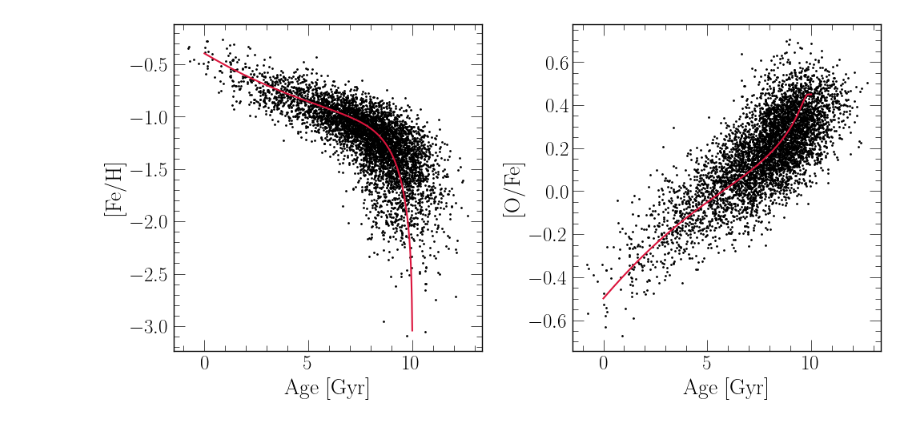
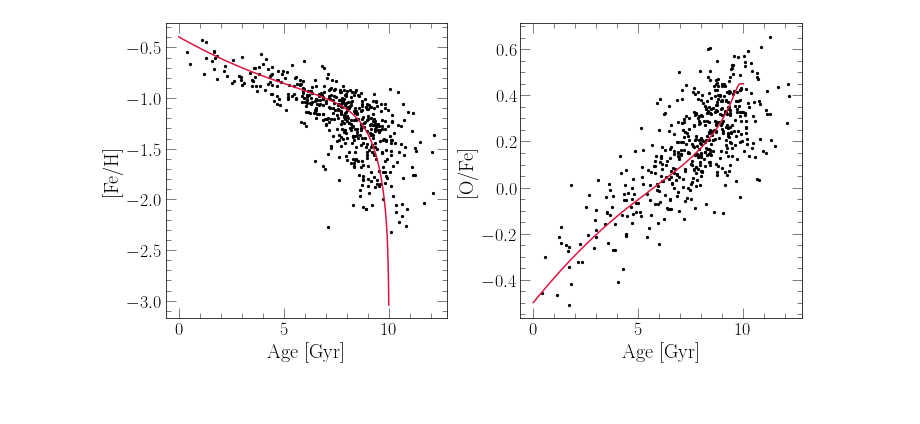
Before and after one commit to giganano/h3halo, a Jupyter notebook: notebooks/mock.ipynb, the cells around one changed output. Saved outputs shown, nothing was run; the diff lists cells and outputs as text; code cells hidden in the pictures; blank space fills up the shorter version.

```diff
--- a/notebooks/mock.ipynb
+++ b/notebooks/mock.ipynb
@@ -13,8 +17,8 @@ sys.version_info(major=3, minor=9, micro=6, releaselevel='final', serial=0)
 raw = np.genfromtxt("../mock.dat")
 data = vice.dataframe({})
 data["[fe/h]"] = [row[0] for row in raw]
-data["[o/fe]"] = [row[1] for row in raw]
-data["age"] = [row[2] for row in raw]
+data["[o/fe]"] = [row[2] for row in raw]
+data["age"] = [row[4] for row in raw]
 out = vice.output("../mock")
 # %%
 fig = plt.figure()
@@ -51,20 +55,20 @@ plt.show()
 # %%
 fig = plt.figure(figsize = (10, 5))
 axes = []
 ylabels = ["[Fe/H]", "[O/Fe]"]
 for i in range(2):
     axes.append(fig.add_subplot(121 + i))
     axes[i].set_xlabel("Age [Gyr]")
     axes[i].set_ylabel(ylabels[i])
 
 kwargs = {
-    "s": 1,
+    "s": 5,
     "c": named_colors()["black"]
 }
 for i in range(len(axes)):
     axes[i].scatter(data["age"], data[ylabels[i]], **kwargs)
     axes[i].plot(out.history["lookback"], out.history[ylabels[i]], c = named_colors()["crimson"])
 plt.tight_layout()
 plt.show()
 # %% [output]
-[figure, old version]
+[figure, new version]
```
Also changed, not shown: parts of 8 cells of this notebook, 11 other files.
